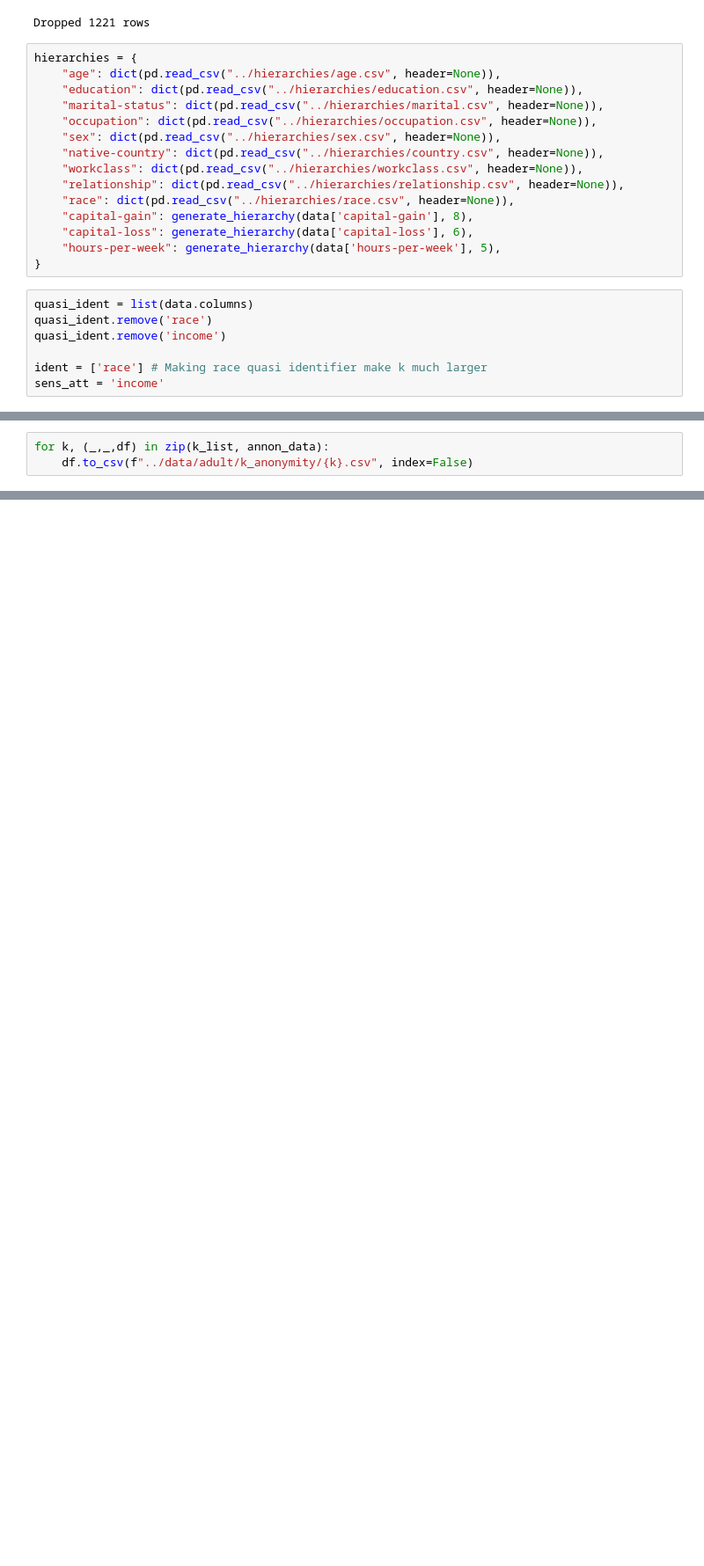
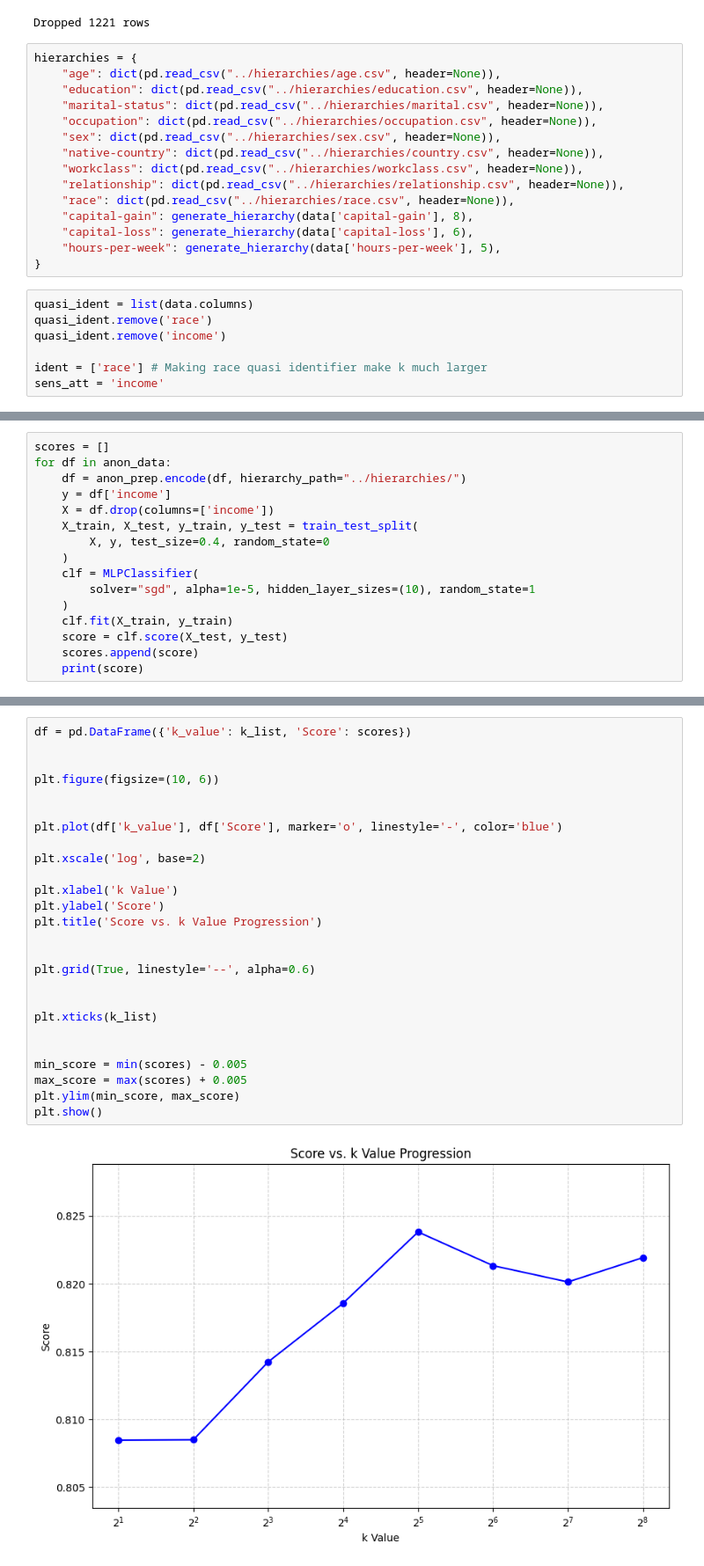
Before and after one commit to Zak9O/Masking-Effects-on-XAI-Techniques, a Jupyter notebook: notebooks/Finding K.ipynb, the cells around one changed output, grey strips where cells are left out. Shown at 88% size. Drawn from its saved outputs; the diff is of its cells as text; blank space fills up the shorter version.

```diff
--- a/notebooks/Finding K.ipynb
+++ b/notebooks/Finding K.ipynb
@@ -70,3 +86,0 @@ Done anonymizing
-# %%
-for k, (_,_,df) in zip(k_list, annon_data):
-    df.to_csv(f"../data/adult/k_anonymity/{k}.csv", index=False)
@@ -93,0 +87,16 @@ for file_name, adult_prep in zip(file_names, data):
+# %%
+scores = []
+for df in anon_data:
+    df = anon_prep.encode(df, hierarchy_path="../hierarchies/")
+    y = df['income']
+    X = df.drop(columns=['income'])
+    X_train, X_test, y_train, y_test = train_test_split(
+        X, y, test_size=0.4, random_state=0
+    )
+    clf = MLPClassifier(
+        solver="sgd", alpha=1e-5, hidden_layer_sizes=(10), random_state=1
+    )
+    clf.fit(X_train, y_train)
+    score = clf.score(X_test, y_test)
+    scores.append(score)
+    print(score)
@@ -93,0 +112,28 @@ for file_name, adult_prep in zip(file_names, data):
+# %%
+df = pd.DataFrame({'k_value': k_list, 'Score': scores})
+
+
+plt.figure(figsize=(10, 6))
+
+
+plt.plot(df['k_value'], df['Score'], marker='o', linestyle='-', color='blue')
+
+plt.xscale('log', base=2)
+
+plt.xlabel('k Value')
+plt.ylabel('Score')
+plt.title('Score vs. k Value Progression')
+
+
+plt.grid(True, linestyle='--', alpha=0.6)
+
+
+plt.xticks(k_list)
+
+
+min_score = min(scores) - 0.005
+max_score = max(scores) + 0.005
+plt.ylim(min_score, max_score)
+plt.show()
+# %% [output]
+[figure, added]
```
Also changed, not shown: parts of 7 cells of this notebook.
